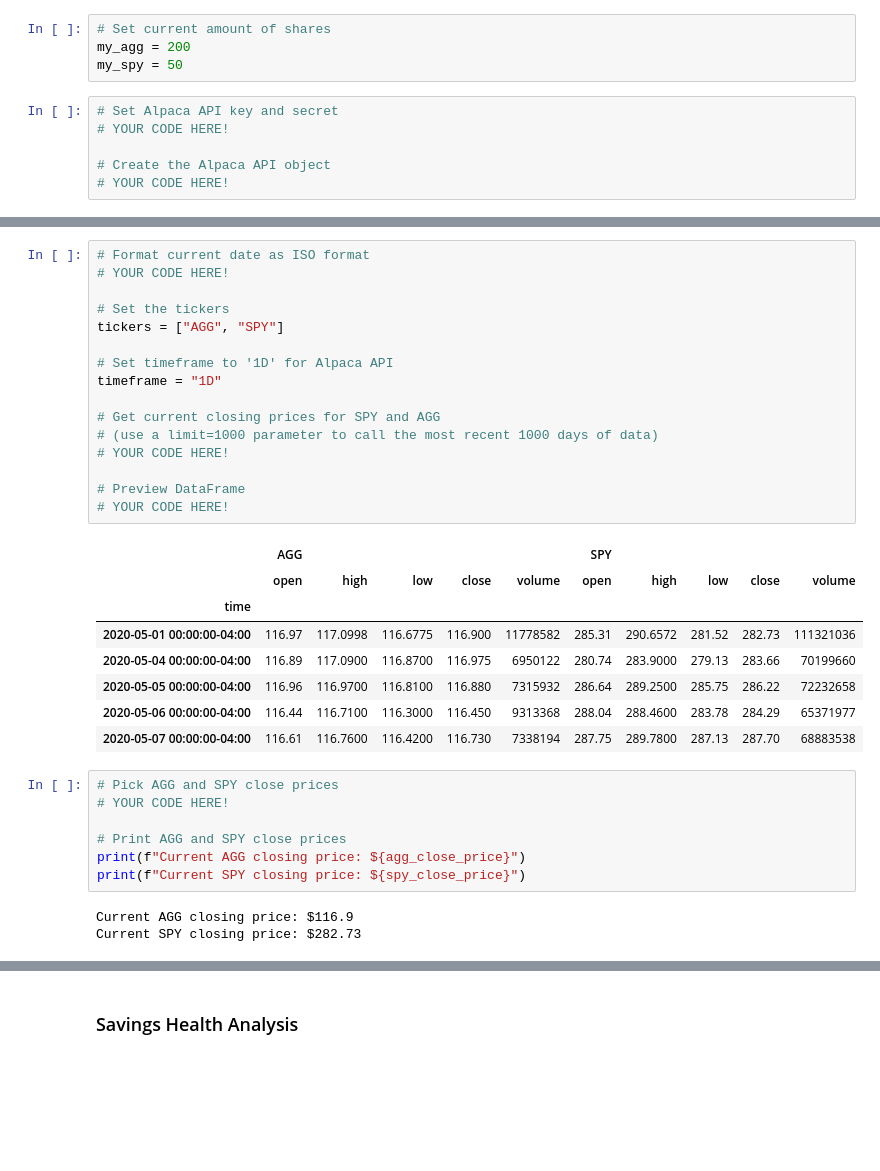
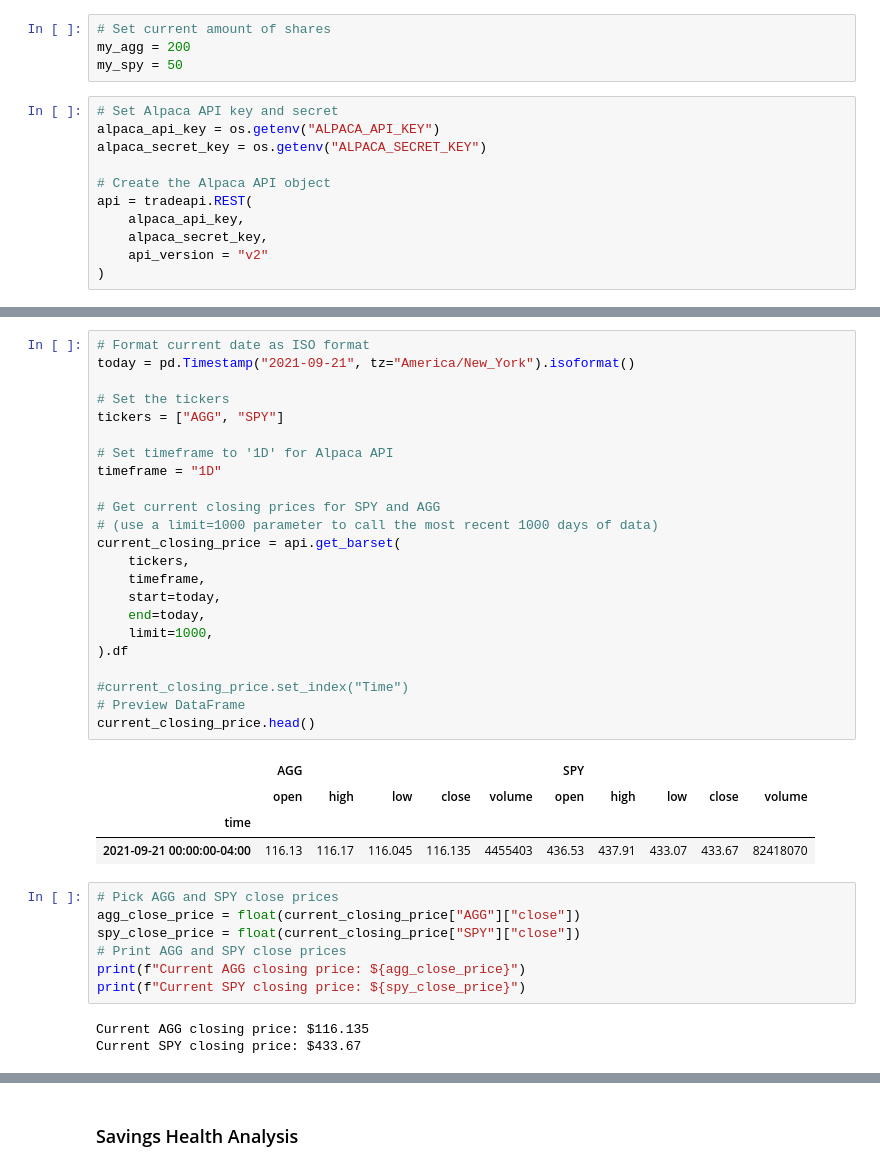
Before and after one commit to mmfsb/APIs_Homework, a Jupyter notebook: Starter_Code/financial-planner.ipynb, the cells around one changed output, grey strips where cells are left out. Drawn from its saved outputs; the diff is of its cells as text; blank space fills up the shorter version.

Commit message:
agg and spy prices

```diff
--- a/Starter_Code/financial-planner.ipynb
+++ b/Starter_Code/financial-planner.ipynb
@@ -99,7 +99,12 @@ my_agg = 200
 my_spy = 50
 # %%
 # Set Alpaca API key and secret
-# YOUR CODE HERE!
+alpaca_api_key = os.getenv("ALPACA_API_KEY")
+alpaca_secret_key = os.getenv("ALPACA_SECRET_KEY")
 
 # Create the Alpaca API object
-# YOUR CODE HERE!
+api = tradeapi.REST(
+    alpaca_api_key,
+    alpaca_secret_key,
+    api_version = "v2"
+)
@@ -106,37 +118,40 @@ my_spy = 50
 # %%
 # Format current date as ISO format
-# YOUR CODE HERE!
+today = pd.Timestamp("2021-09-21", tz="America/New_York").isoformat()
 
 # Set the tickers
 tickers = ["AGG", "SPY"]
 
 # Set timeframe to '1D' for Alpaca API
 timeframe = "1D"
 
 # Get current closing prices for SPY and AGG
 # (use a limit=1000 parameter to call the most recent 1000 days of data)
-# YOUR CODE HERE!
+current_closing_price = api.get_barset(
+    tickers,
+    timeframe,
+    start=today,
+    end=today,
+    limit=1000,
+).df
 
+#current_closing_price.set_index("Time")
 # Preview DataFrame
-# YOUR CODE HERE!
+current_closing_price.head()
 # %% [output]
 |  | AGG |  |  |  |  | SPY |  |  |  |  |
 |  | open | high | low | close | volume | open | high | low | close | volume |
 | time |  |  |  |  |  |  |  |  |  |  |
-| 2020-05-01 00:00:00-04:00 | 116.97 | 117.0998 | 116.6775 | 116.900 | 11778582 | 285.31 | 290.6572 | 281.52 | 282.73 | 111321036 |
-| 2020-05-04 00:00:00-04:00 | 116.89 | 117.0900 | 116.8700 | 116.975 | 6950122 | 280.74 | 283.9000 | 279.13 | 283.66 | 70199660 |
-| 2020-05-05 00:00:00-04:00 | 116.96 | 116.9700 | 116.8100 | 116.880 | 7315932 | 286.64 | 289.2500 | 285.75 | 286.22 | 72232658 |
-| 2020-05-06 00:00:00-04:00 | 116.44 | 116.7100 | 116.3000 | 116.450 | 9313368 | 288.04 | 288.4600 | 283.78 | 284.29 | 65371977 |
-| 2020-05-07 00:00:00-04:00 | 116.61 | 116.7600 | 116.4200 | 116.730 | 7338194 | 287.75 | 289.7800 | 287.13 | 287.70 | 68883538 |
+| 2021-09-21 00:00:00-04:00 | 116.13 | 116.17 | 116.045 | 116.135 | 4455403 | 436.53 | 437.91 | 433.07 | 433.67 | 82418070 |
 # %%
 # Pick AGG and SPY close prices
-# YOUR CODE HERE!
-
+agg_close_price = float(current_closing_price["AGG"]["close"])
+spy_close_price = float(current_closing_price["SPY"]["close"])
 # Print AGG and SPY close prices
 print(f"Current AGG closing price: ${agg_close_price}")
 print(f"Current SPY closing price: ${spy_close_price}")
 # %% [output]
-Current AGG closing price: $116.9
-Current SPY closing price: $282.73
+Current AGG closing price: $116.135
+Current SPY closing price: $433.67
 # %%
 # Compute the current value of shares
```
Also changed, not shown: parts of 5 cells of this notebook.
